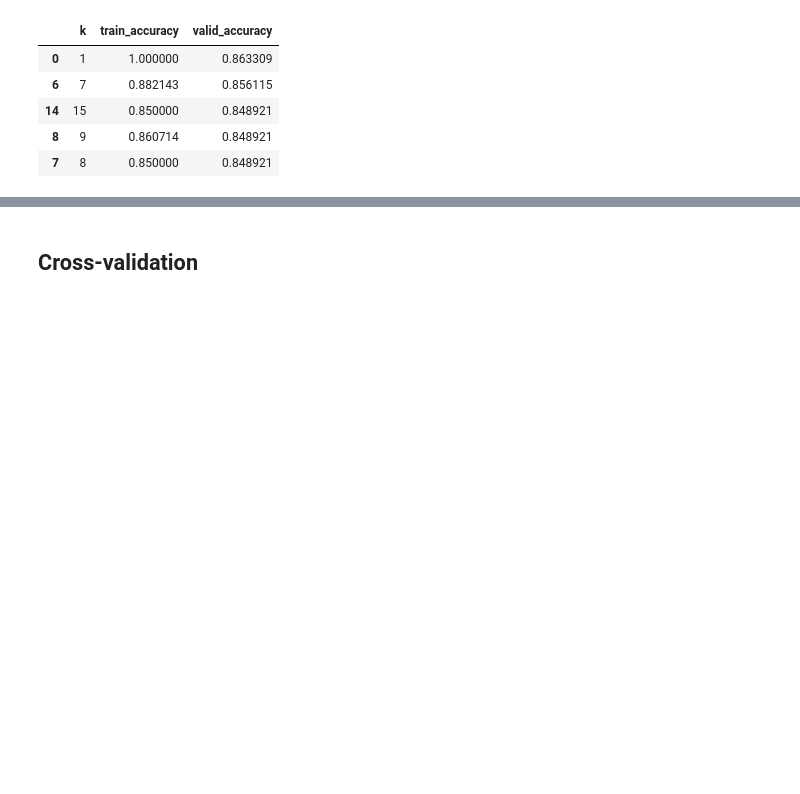
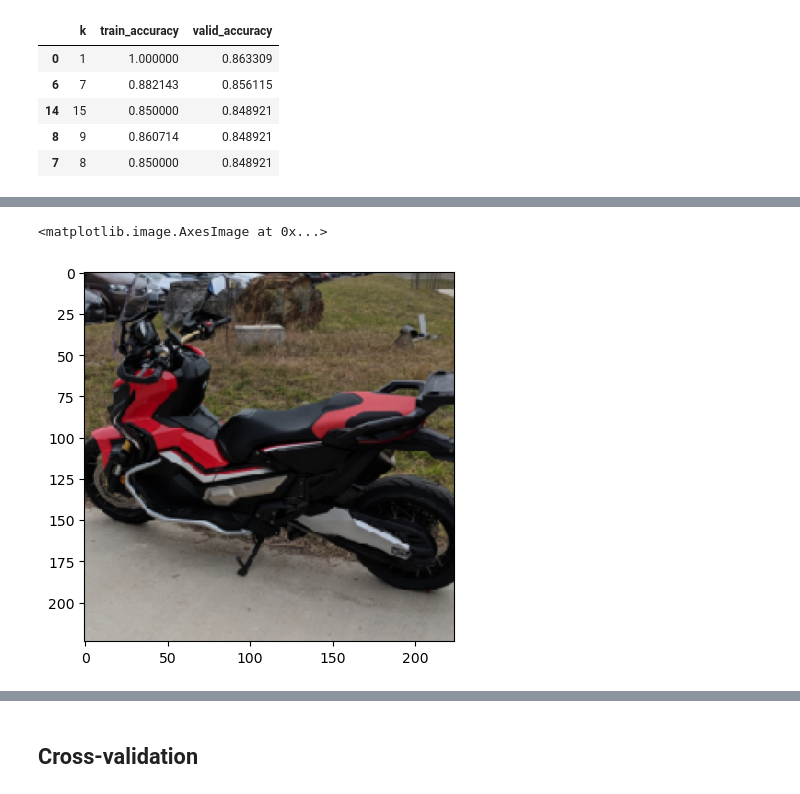
Before and after one commit to miguelfaf10/epfl_extension_school, a Jupyter notebook: 4_machine-learning-II_project/03-Visual-search-with-k-NN.ipynb, the cells around one changed output, grey strips where cells are left out. Cells and saved outputs as stored; diff of their text form; code cells hidden in the pictures; blank space fills up the shorter version.

```diff
--- a/4_machine-learning-II_project/03-Visual-search-with-k-NN.ipynb
+++ b/4_machine-learning-II_project/03-Visual-search-with-k-NN.ipynb
@@ -89,0 +187,6 @@ plt.show()
+# %%
+image, label = get_image_by_index(testset, 30)
+plt.imshow(image)
+# %% [output]
+<matplotlib.image.AxesImage at 0x...>
+[figure, added]
```
Also changed, not shown: parts of 19 cells of this notebook, 2 other files.
